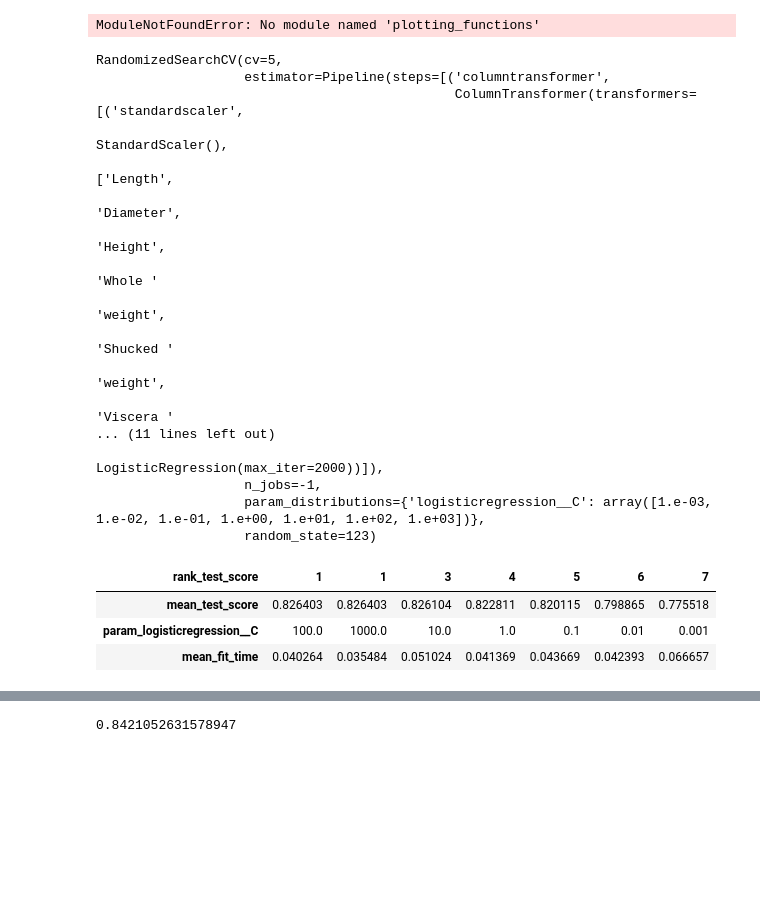
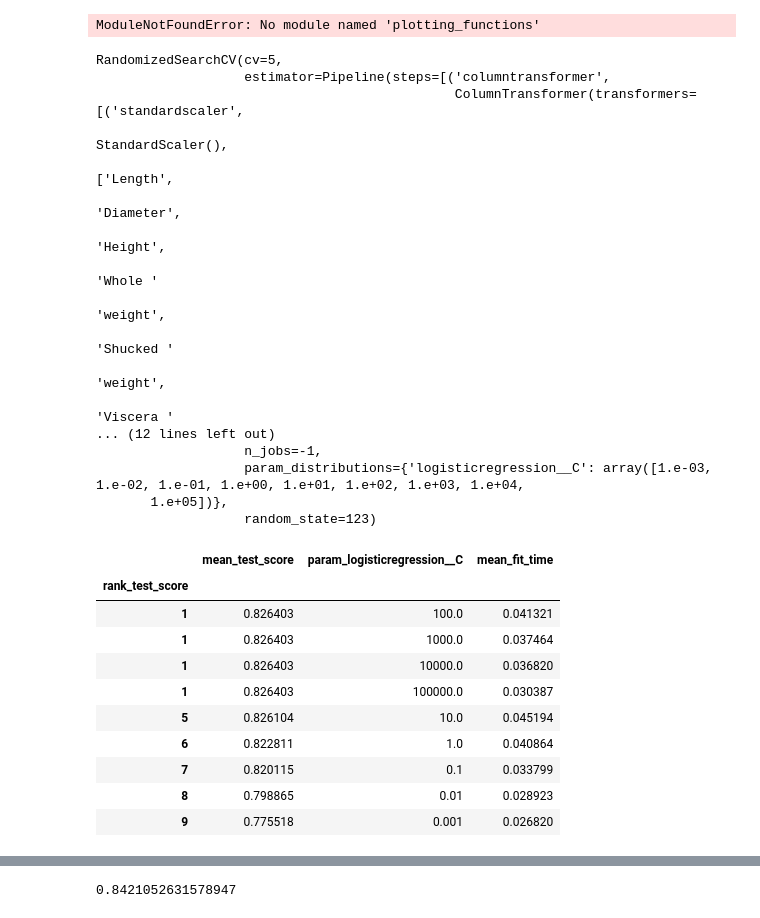
Before and after one commit to veerupandey/abalone_age_classification, a Jupyter notebook: src/models/model_building.ipynb, the cells around one changed output, grey strips where cells are left out. Drawn from its saved outputs; the diff is of its cells as text; code cells hidden in the pictures; blank space fills up the shorter version.

```diff
--- a/src/models/model_building.ipynb
+++ b/src/models/model_building.ipynb
@@ -78,7 +80,7 @@ preprocessor = make_column_transformer(
 
 lr = LogisticRegression(max_iter=2000)
 pipe = make_pipeline(preprocessor, lr)
-param_grid = {"logisticregression__C": 10.0 ** np.arange(-3, 4)}
+param_grid = {"logisticregression__C": 10.0 ** np.arange(-3, 6)}
 
 random_search = RandomizedSearchCV(pipe,
                                    param_distributions = param_grid,
@@ -100,24 +102,31 @@ RandomizedSearchCV(cv=5,
                                                                                 'Shucked '
                                                                                 'weight',
                                                                                 'Viscera '
-... (11 lines left out)
-                                              LogisticRegression(max_iter=2000))]),
+... (12 lines left out)
                    n_jobs=-1,
-                   param_distributions={'logisticregression__C': array([1.e-03, 1.e-02, 1.e-01, 1.e+00, 1.e+01, 1.e+02, 1.e+03])},
+                   param_distributions={'logisticregression__C': array([1.e-03, 1.e-02, 1.e-01, 1.e+00, 1.e+01, 1.e+02, 1.e+03, 1.e+04,
+       1.e+05])},
                    random_state=123)
 # %%
 # view the training results in a data frame
 
 train_results = pd.DataFrame(random_search.cv_results_)[
     [   "mean_test_score",
         "param_logisticregression__C",
         "mean_fit_time",
         "rank_test_score",
     ]
-].set_index("rank_test_score").sort_index().T
+].set_index("rank_test_score").sort_index()
 train_results
 # %% [output]
-| rank_test_score | 1 | 1 | 3 | 4 | 5 | 6 | 7 |
-| mean_test_score | 0.826403 | 0.826403 | 0.826104 | 0.822811 | 0.820115 | 0.798865 | 0.775518 |
-| param_logisticregression__C | 100.0 | 1000.0 | 10.0 | 1.0 | 0.1 | 0.01 | 0.001 |
-| mean_fit_time | 0.040264 | 0.035484 | 0.051024 | 0.041369 | 0.043669 | 0.042393 | 0.066657 |
+|  | mean_test_score | param_logisticregression__C | mean_fit_time |
+| rank_test_score |  |  |  |
+| 1 | 0.826403 | 100.0 | 0.041321 |
+| 1 | 0.826403 | 1000.0 | 0.037464 |
+| 1 | 0.826403 | 10000.0 | 0.036820 |
+| 1 | 0.826403 | 100000.0 | 0.030387 |
+| 5 | 0.826104 | 10.0 | 0.045194 |
+| 6 | 0.822811 | 1.0 | 0.040864 |
+| 7 | 0.820115 | 0.1 | 0.033799 |
+| 8 | 0.798865 | 0.01 | 0.028923 |
+| 9 | 0.775518 | 0.001 | 0.026820 |
```
Also changed, not shown: parts of 3 cells of this notebook.
